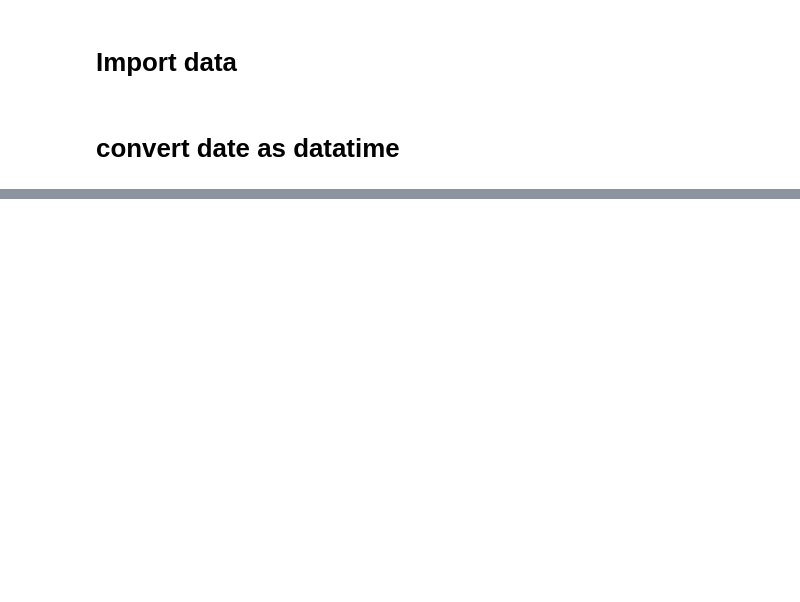
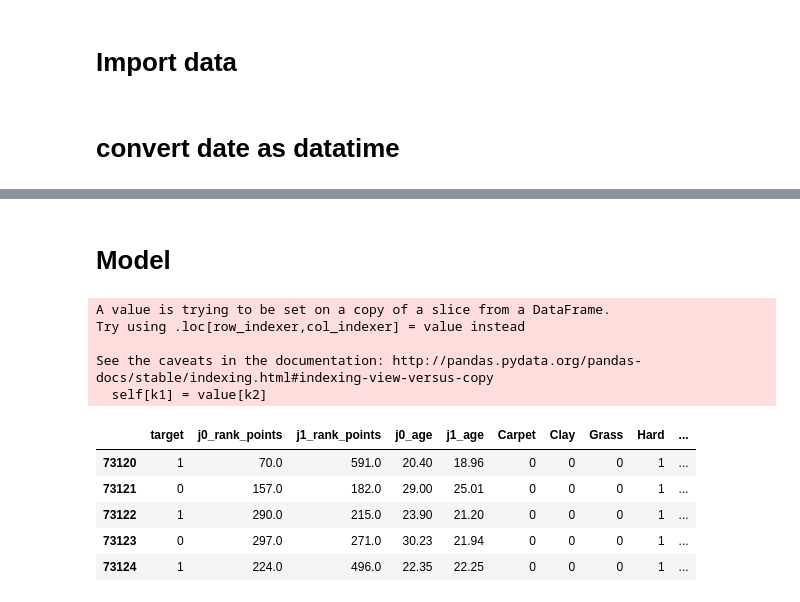
Before and after one commit to Hich69/ATP_Matches, a Jupyter notebook: notebook/ATP_Matches.ipynb, the cells around one changed output, grey strips where cells are left out. Cells and saved outputs as stored; diff of their text form; code cells hidden in the pictures; blank space fills up the shorter version.

Commit message:
first model implemented : LR

```diff
--- a/notebook/ATP_Matches.ipynb
+++ b/notebook/ATP_Matches.ipynb
@@ -177,0 +142,2 @@ Name: winner_name, Length: 13952, dtype: int64
+# %% [markdown]
+# Model
@@ -177,0 +232,16 @@ Name: winner_name, Length: 13952, dtype: int64
+# %%
+dfm = dfe[["target","j0_rank_points","j1_rank_points","j0_age","j1_age"]]
+dfm[df_surface.columns] = df_surface
+dfm.head()
+# %% [output]
+A value is trying to be set on a copy of a slice from a DataFrame.
+Try using .loc[row_indexer,col_indexer] = value instead
+
+See the caveats in the documentation: http://pandas.pydata.org/pandas-docs/stable/indexing.html#indexing-view-versus-copy
+  self[k1] = value[k2]
+|  | target | j0_rank_points | j1_rank_points | j0_age | j1_age | Carpet | Clay | Grass | Hard | ... |
+| 73120 | 1 | 70.0 | 591.0 | 20.40 | 18.96 | 0 | 0 | 0 | 1 | ... |
+| 73121 | 0 | 157.0 | 182.0 | 29.00 | 25.01 | 0 | 0 | 0 | 1 | ... |
+| 73122 | 1 | 290.0 | 215.0 | 23.90 | 21.20 | 0 | 0 | 0 | 1 | ... |
+| 73123 | 0 | 297.0 | 271.0 | 30.23 | 21.94 | 0 | 0 | 0 | 1 | ... |
+| 73124 | 1 | 224.0 | 496.0 | 22.35 | 22.25 | 0 | 0 | 0 | 1 | ... |
```
Also changed, not shown: parts of 35 cells of this notebook, 1 other file.
